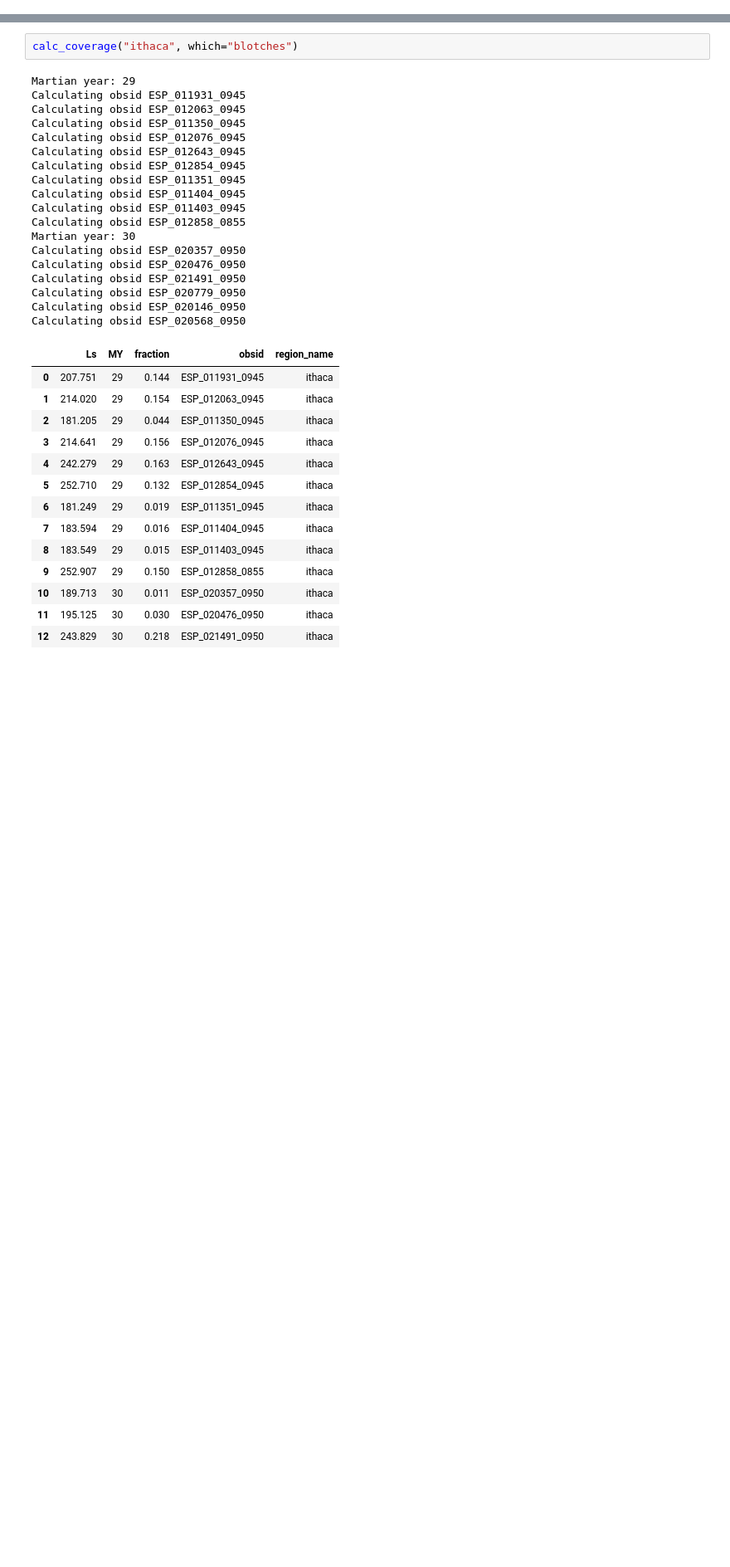
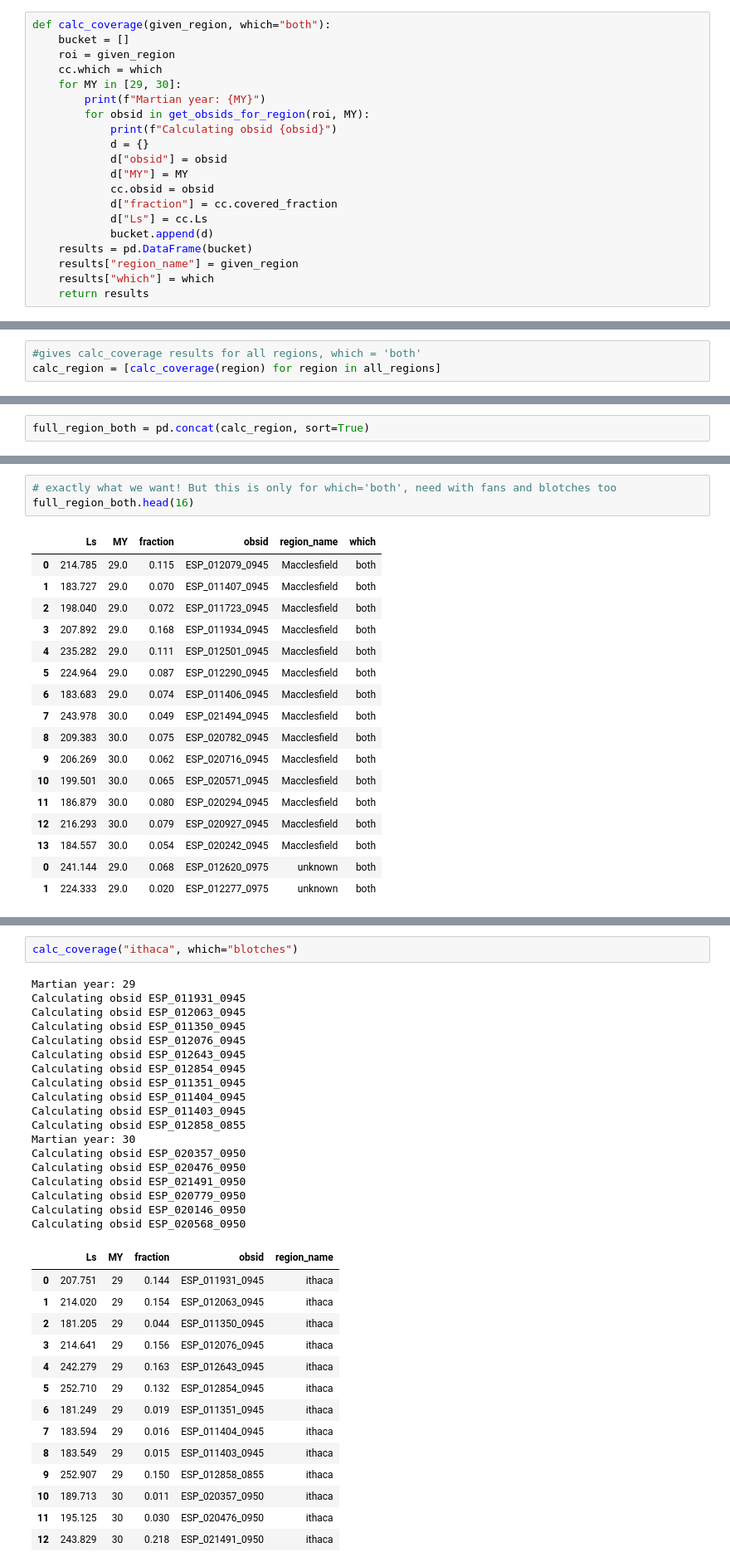
Before and after one commit to zalfalah/Honors, a Jupyter notebook: calculate fractional coverage.ipynb, the cells around one changed output, grey strips where cells are left out. Shown: that part at 83% size. Saved outputs shown, nothing was run; the diff lists cells and outputs as text; blank space fills up the shorter version.

Commit message:
have final csv ready
completed first two tasks, need to figure otu where my csv is saving to then develop the plot function as is my third task.

```diff
--- a/calculate fractional coverage.ipynb
+++ b/calculate fractional coverage.ipynb
@@ -99,0 +72,20 @@ x = np.asarray("x")
+# %%
+def calc_coverage(given_region, which="both"):
+    bucket = []
+    roi = given_region
+    cc.which = which
+    for MY in [29, 30]:
+        print(f"Martian year: {MY}")
+        for obsid in get_obsids_for_region(roi, MY):
+            print(f"Calculating obsid {obsid}")
+            d = {}
+            d["obsid"] = obsid
+            d["MY"] = MY
+            cc.obsid = obsid
+            d["fraction"] = cc.covered_fraction
+            d["Ls"] = cc.Ls
+            bucket.append(d)
+    results = pd.DataFrame(bucket)
+    results["region_name"] = given_region
+    results["which"] = which
+    return results
@@ -99,0 +94,3 @@ x = np.asarray("x")
+# %%
+#gives calc_coverage results for all regions, which = 'both'
+calc_region = [calc_coverage(region) for region in all_regions]
@@ -99,0 +216,2 @@ x = np.asarray("x")
+# %%
+full_region_both = pd.concat(calc_region, sort=True)
@@ -99,0 +228,21 @@ x = np.asarray("x")
+# %%
+# exactly what we want! But this is only for which='both', need with fans and blotches too
+full_region_both.head(16)
+# %% [output]
+|  | Ls | MY | fraction | obsid | region_name | which |
+| 0 | 214.785 | 29.0 | 0.115 | ESP_012079_0945 | Macclesfield | both |
+| 1 | 183.727 | 29.0 | 0.070 | ESP_011407_0945 | Macclesfield | both |
+| 2 | 198.040 | 29.0 | 0.072 | ESP_011723_0945 | Macclesfield | both |
+| 3 | 207.892 | 29.0 | 0.168 | ESP_011934_0945 | Macclesfield | both |
+| 4 | 235.282 | 29.0 | 0.111 | ESP_012501_0945 | Macclesfield | both |
+| 5 | 224.964 | 29.0 | 0.087 | ESP_012290_0945 | Macclesfield | both |
+| 6 | 183.683 | 29.0 | 0.074 | ESP_011406_0945 | Macclesfield | both |
+| 7 | 243.978 | 30.0 | 0.049 | ESP_021494_0945 | Macclesfield | both |
+| 8 | 209.383 | 30.0 | 0.075 | ESP_020782_0945 | Macclesfield | both |
+| 9 | 206.269 | 30.0 | 0.062 | ESP_020716_0945 | Macclesfield | both |
+| 10 | 199.501 | 30.0 | 0.065 | ESP_020571_0945 | Macclesfield | both |
+| 11 | 186.879 | 30.0 | 0.080 | ESP_020294_0945 | Macclesfield | both |
+| 12 | 216.293 | 30.0 | 0.079 | ESP_020927_0945 | Macclesfield | both |
+| 13 | 184.557 | 30.0 | 0.054 | ESP_020242_0945 | Macclesfield | both |
+| 0 | 241.144 | 29.0 | 0.068 | ESP_012620_0975 | unknown | both |
+| 1 | 224.333 | 29.0 | 0.020 | ESP_012277_0975 | unknown | both |
```
Also changed, not shown: parts of 24 cells of this notebook, 2 other files.
